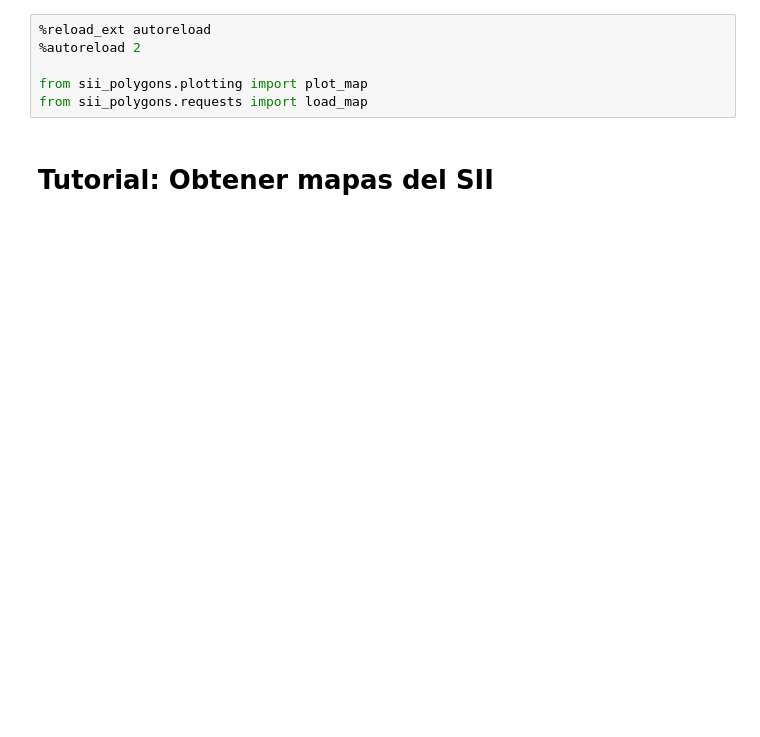
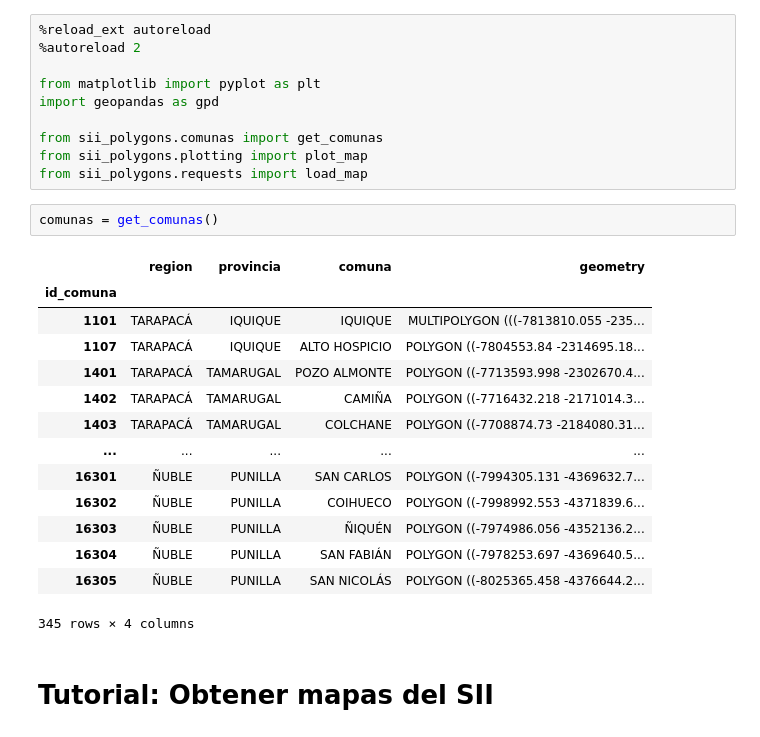
Before and after one commit to vicenteaguero/sii-polygon, a Jupyter notebook: tutoriales/Tutorial 01: Obtener mapas del SII.ipynb, the cells around one changed output. Drawn from its saved outputs; the diff is of its cells as text; blank space fills up the shorter version.

```diff
--- a/notebooks/get_maps.ipynb
+++ b/tutoriales/Tutorial 01: Obtener mapas del SII.ipynb
@@ -2,8 +2,29 @@
 %reload_ext autoreload
 %autoreload 2
 
+from matplotlib import pyplot as plt
+import geopandas as gpd
+
+from sii_polygons.comunas import get_comunas
 from sii_polygons.plotting import plot_map
 from sii_polygons.requests import load_map
+# %%
+comunas = get_comunas()
+# %% [output]
+|  | region | provincia | comuna | geometry |
+| id_comuna |  |  |  |  |
+| 1101 | TARAPACÁ | IQUIQUE | IQUIQUE | MULTIPOLYGON (((-7813810.055 -235... |
+| 1107 | TARAPACÁ | IQUIQUE | ALTO HOSPICIO | POLYGON ((-7804553.84 -2314695.18... |
+| 1401 | TARAPACÁ | TAMARUGAL | POZO ALMONTE | POLYGON ((-7713593.998 -2302670.4... |
+| 1402 | TARAPACÁ | TAMARUGAL | CAMIÑA | POLYGON ((-7716432.218 -2171014.3... |
+| 1403 | TARAPACÁ | TAMARUGAL | COLCHANE | POLYGON ((-7708874.73 -2184080.31... |
+| ... | ... | ... | ... | ... |
+| 16301 | ÑUBLE | PUNILLA | SAN CARLOS | POLYGON ((-7994305.131 -4369632.7... |
+| 16302 | ÑUBLE | PUNILLA | COIHUECO | POLYGON ((-7998992.553 -4371839.6... |
+| 16303 | ÑUBLE | PUNILLA | ÑIQUÉN | POLYGON ((-7974986.056 -4352136.2... |
+| 16304 | ÑUBLE | PUNILLA | SAN FABIÁN | POLYGON ((-7978253.697 -4369640.5... |
+| 16305 | ÑUBLE | PUNILLA | SAN NICOLÁS | POLYGON ((-8025365.458 -4376644.2... |
+345 rows × 4 columns
 # %% [markdown]
 # Tutorial: Obtener mapas del SII
 # %%
```
Also changed, not shown: parts of 2 cells of this notebook.
